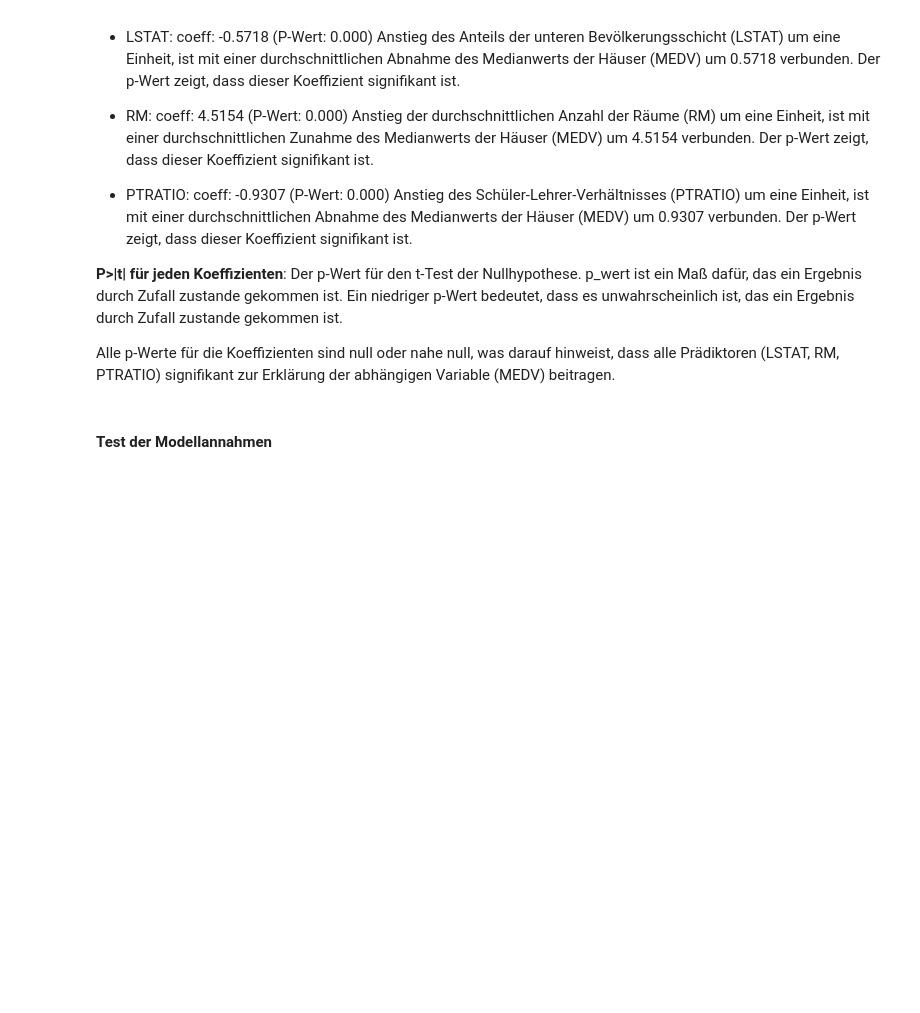
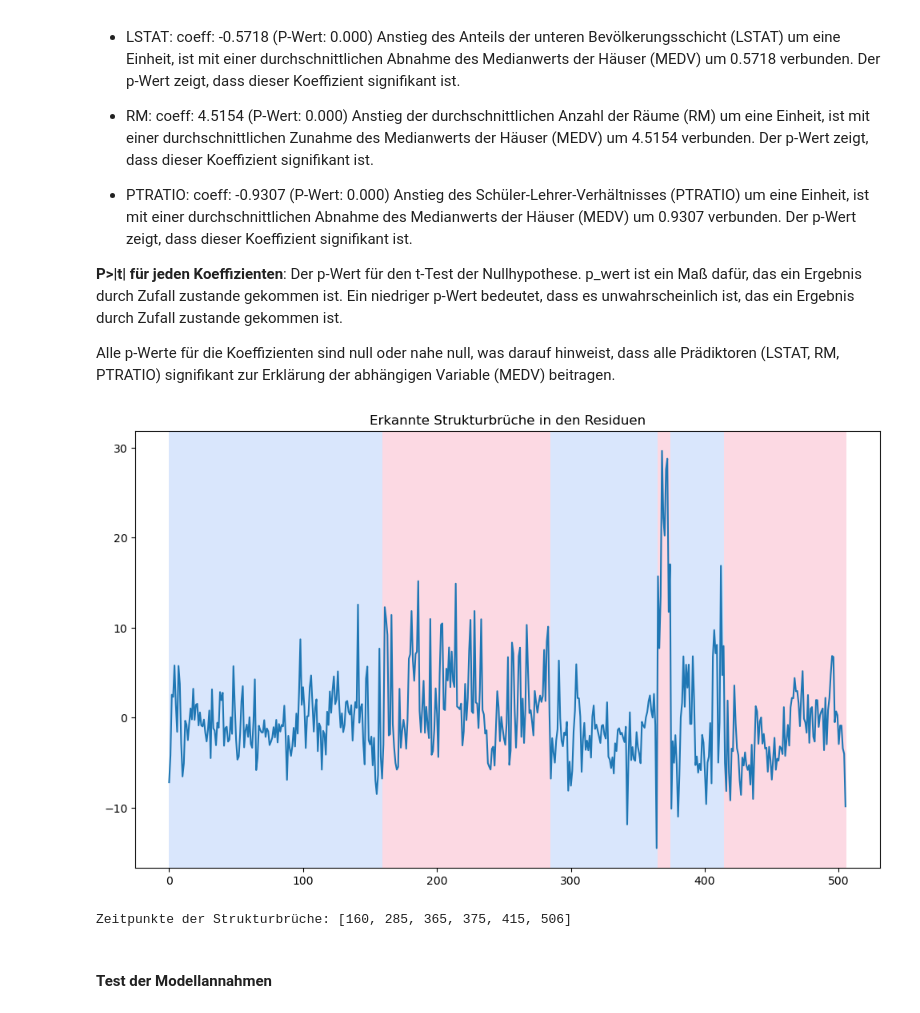
Before and after one commit to NJR1337/-ko, a Jupyter notebook: multivariates_modell.ipynb, the cells around one changed output. Cells and saved outputs as stored; diff of their text form; code cells hidden in the pictures; blank space fills up the shorter version.

Commit message:
variante zum erkennen der strukturbrüche

```diff
--- a/multivariates_modell.ipynb
+++ b/multivariates_modell.ipynb
@@ -217,6 +217,34 @@ Anstieg des Schüler-Lehrer-Verhältnisses (PTRATIO) um eine Einheit, ist mit ei
 **P>|t| für jeden Koeffizienten**: Der p-Wert für den t-Test der Nullhypothese. p_wert ist ein Maß dafür, das ein Ergebnis durch Zufall zustande gekommen ist. Ein niedriger p-Wert bedeutet, dass es unwahrscheinlich ist, das ein Ergebnis durch Zufall zustande gekommen ist.
 
 Alle p-Werte für die Koeffizienten sind null oder nahe null, was darauf hinweist, dass alle Prädiktoren (LSTAT, RM, PTRATIO) signifikant zur Erklärung der abhängigen Variable (MEDV) beitragen.
+# %%
+import ruptures as rpt
+import matplotlib.pyplot as plt
+import numpy as np
+
+# Nehme die Residuen deines Modells
+resid = model.resid.values  # Konvertiere die Residuen in ein Numpy-Array
+
+# Wähle ein Modell für die Änderungserkennung (z.B. l2, Summe der quadratischen Abweichungen)
+model = "l2"
+algo = rpt.Binseg(model=model).fit(resid)
+
+# Anzahl der erwarteten Strukturbrüche (du kannst dies anpassen)
+n_bkps = 5  # Beispielwert
+
+# Führe die Prädiktion durch
+result = algo.predict(n_bkps=n_bkps)
+
+# Visualisiere die Ergebnisse
+rpt.display(resid, result, figsize=(10, 6))
+plt.title('Erkannte Strukturbrüche in den Residuen')
+plt.show()
+
+# Ausgaben der exakten Zeitpunkte der Strukturbrüche
+print("Zeitpunkte der Strukturbrüche:", result)
+# %% [output]
+[figure, added]
+Zeitpunkte der Strukturbrüche: [160, 285, 365, 375, 415, 506]
 # %% [markdown]
 #### Test der Modellannahmen
 # %%
```
Also changed, not shown: parts of 2 cells of this notebook.
